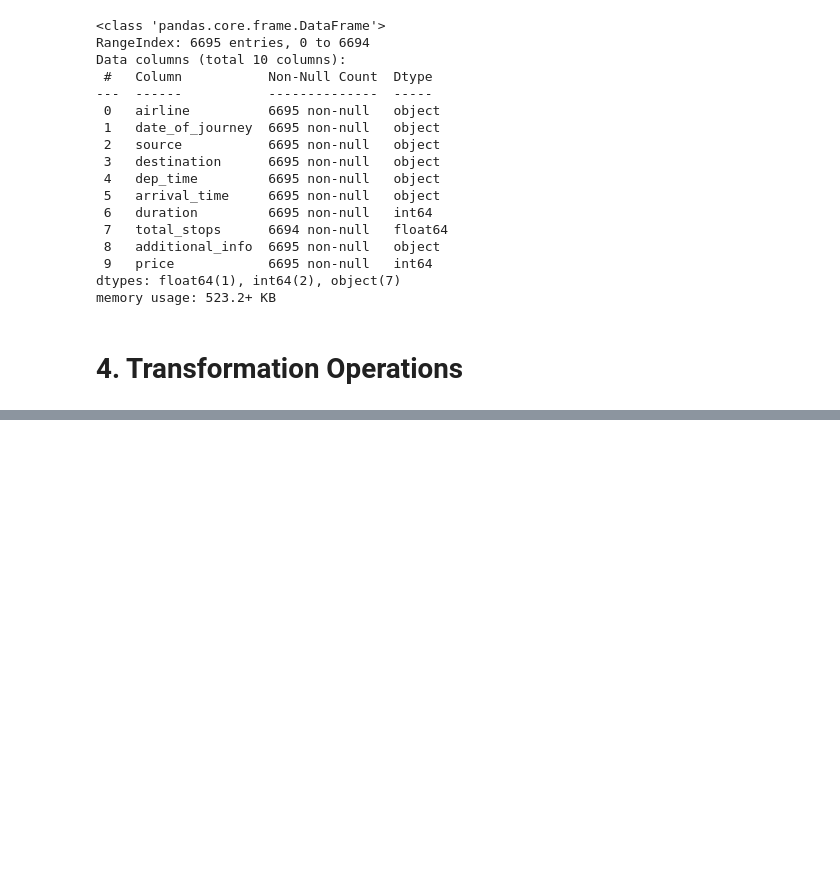
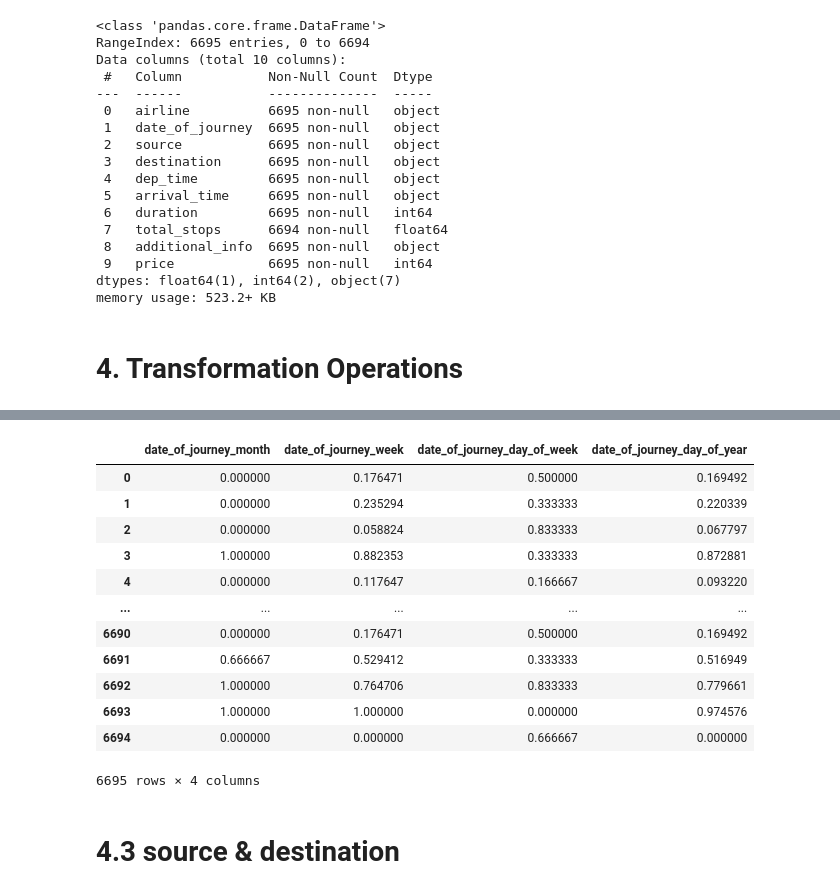
Before and after one commit to pm6327/Flight-Prediction, a Jupyter notebook: Notebooks/Feature_engineering.ipynb, the cells around one changed output, grey strips where cells are left out. Saved outputs shown, nothing was run; the diff lists cells and outputs as text; code cells hidden in the pictures; blank space fills up the shorter version.

```diff
--- a/Notebooks/Feature_engineering.ipynb
+++ b/Notebooks/Feature_engineering.ipynb
@@ -87,0 +165,25 @@ y_train=train.price.copy()
+# %%
+feature_to_extract = ["month", "week", "day_of_week", "day_of_year"]
+
+doj_transformer = Pipeline(steps=[
+	("dt", DatetimeFeatures(features_to_extract=feature_to_extract, yearfirst=True, format="mixed")),
+	("scaler", MinMaxScaler())
+])
+
+doj_transformer.fit_transform(X_train.loc[:, ["date_of_journey"]])
+# %% [output]
+|  | date_of_journey_month | date_of_journey_week | date_of_journey_day_of_week | date_of_journey_day_of_year |
+| 0 | 0.000000 | 0.176471 | 0.500000 | 0.169492 |
+| 1 | 0.000000 | 0.235294 | 0.333333 | 0.220339 |
+| 2 | 0.000000 | 0.058824 | 0.833333 | 0.067797 |
+| 3 | 1.000000 | 0.882353 | 0.333333 | 0.872881 |
+| 4 | 0.000000 | 0.117647 | 0.166667 | 0.093220 |
+| ... | ... | ... | ... | ... |
+| 6690 | 0.000000 | 0.176471 | 0.500000 | 0.169492 |
+| 6691 | 0.666667 | 0.529412 | 0.333333 | 0.516949 |
+| 6692 | 1.000000 | 0.764706 | 0.833333 | 0.779661 |
+| 6693 | 1.000000 | 1.000000 | 0.000000 | 0.974576 |
+| 6694 | 0.000000 | 0.000000 | 0.666667 | 0.000000 |
+6695 rows × 4 columns
+# %% [markdown]
+# 4.3 source & destination
```
Also changed, not shown: parts of 48 cells of this notebook.
